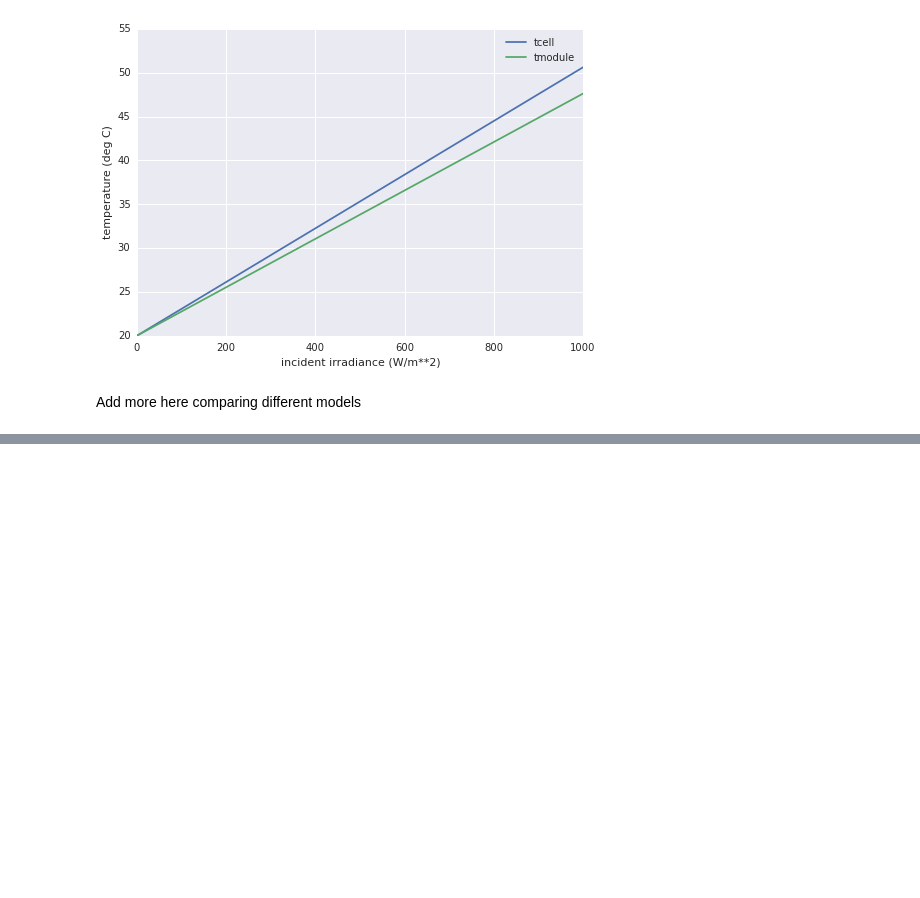
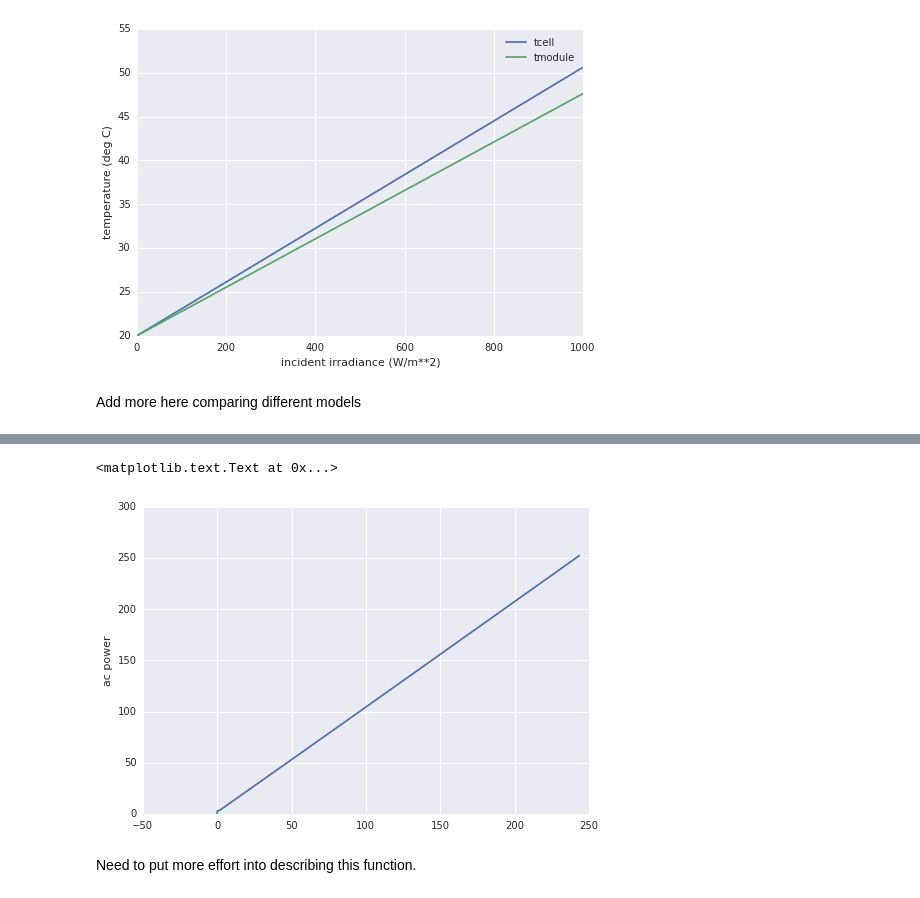
Before and after one commit to pvlib/pvlib-python, a Jupyter notebook: docs/tutorials/pvsystem.ipynb, the cells around one changed output, grey strips where cells are left out. Drawn from its saved outputs; the diff is of its cells as text; code cells hidden in the pictures; blank space fills up the shorter version.

Commit message:
clean up and test snlinverter. needs more work.

```diff
--- a/docs/tutorials/pvsystem.ipynb
+++ b/docs/tutorials/pvsystem.ipynb
@@ -232,0 +239,2 @@ Add more here comparing different models
+# %%
+inverters = pvsystem.retrieve_sam('sandiainverter')
@@ -232,0 +260,14 @@ Add more here comparing different models
+# %%
+vdcs = pd.Series(np.linspace(0,50,51))
+idcs = pd.Series(np.linspace(0,11,110))
+pdcs = idcs * vdcs
+
+pacs = pvsystem.snlinverter(inverters['ABB__MICRO_0_25_I_OUTD_US_208_208V__CEC_2014_'], vdcs, pdcs)
+#pacs.plot()
+plt.plot(pacs, pdcs)
+plt.ylabel('ac power')
+# %% [output]
+<matplotlib.text.Text at 0x...>
+[figure, added]
+# %% [markdown]
+Need to put more effort into describing this function.
```
Also changed, not shown: parts of 3 cells of this notebook, 2 other files.
